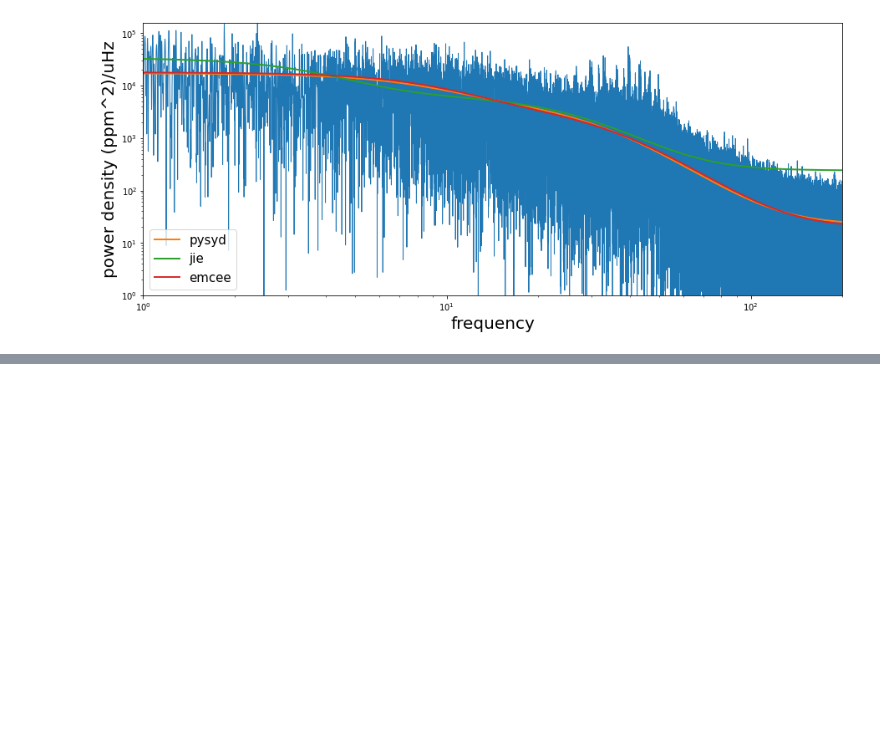
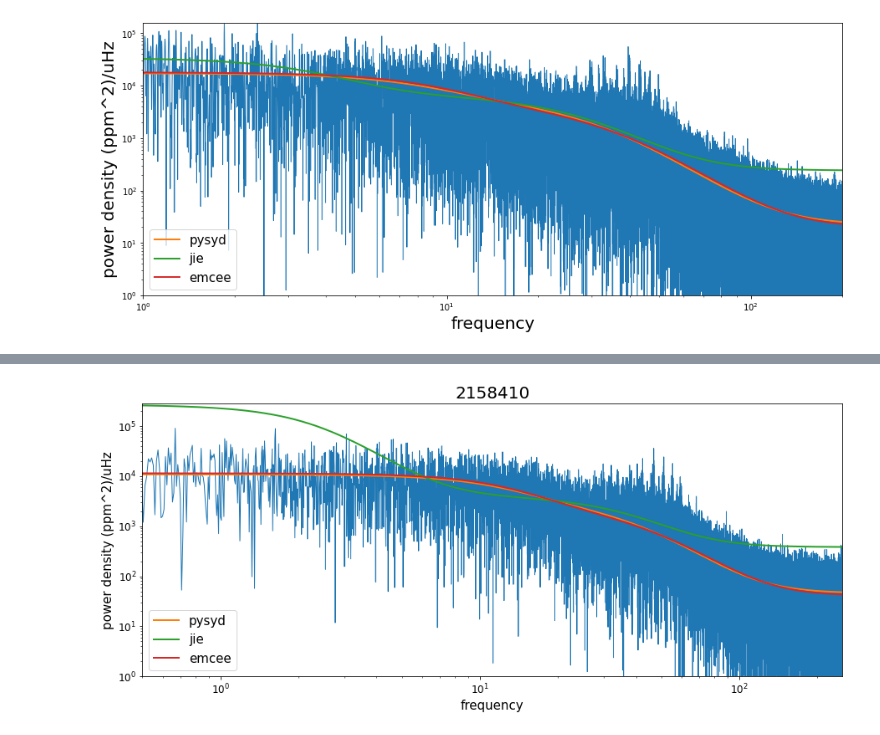
Before and after one commit to courtcraw/Notebooks, a Jupyter notebook: bg_comparisons.ipynb, the cells around one changed output, grey strips where cells are left out. Cells and saved outputs as stored; diff of their text form; code cells hidden in the pictures; blank space fills up the shorter version.

```diff
--- a/bg_comparisons.ipynb
+++ b/bg_comparisons.ipynb
@@ -220,4 +237,89 @@ from astropy.io import fits
 # %%
-lightcurve = fits.open('../data/kepseismic_LCs/KIC10068490_LC.fits')
-lightcurve.info()
+emcee_numax = []
+pysyd_numax = []
+jie_numax = []
+for i in range(0,len(emcee_list)):
+    star_name = str(emcee_list[i])
+    powerspec = pd.read_csv('../data/bgfitting_PSDs/KIC'+star_name+'_PS.csv')
+#     print(powerspec)
+
+    emcee = pd.read_csv('../data/emcee_fits/KIC'+star_name+'.csv',names=['param','value','error'])
+    print('emcee fit:\n',emcee)
+    emcee_numax.append(emcee['value'][6])
+
+    seis_file = open('../data/JieBGfits/'+star_name+'.seis','r') #2158410
+    seis_file_read = seis_file.readlines()
+    key_line = seis_file_read[9]
+    data_line = seis_file_read[10]
+#     print(data_line.split())
+    seis_file.close()
+    bg_params = data_line.split()
+    white = float(bg_params[-2])
+    a_list = []
+    b_list = []
+    for x in range(0,3):
+        a = float(bg_params[2*x+1])
+        b = float(bg_params[(2*x)+1+(2*3)])
+        a_list.append(a)
+        b_list.append(1/b)
+    jie_bg = np.append((np.concatenate((a_list,b_list))),white)
+#     print(a_list,b_list,white)
+    print('Jie fit (a,a,a,1/b,1/b,1/b):\n',jie_bg)
+    jie_numax.append(highmass_rc_newvals['numax'][highmass_rc_newvals['KIC']==float(star_name)].values[0])
+
+    pysyd_file = pd.read_csv('../pysyd-work/results/'+star_name+'/global_1.csv')
+    a1 = pysyd_file['value'][6]*pysyd_file['value'][7]**2*4*1e-6
+    b1 = pysyd_file['value'][6]*2*np.pi*1e-6
+    a2 = pysyd_file['value'][9]*pysyd_file['value'][10]**2*4*1e-6
+    b2 = pysyd_file['value'][9]*2*np.pi*1e-6
+    white = pysyd_file['value'][8]
+#     print(a1,1/b1,a2,1/b2,white)
+    pysyd_bg = [a1,1/b1,a2,1/b2,white]
+    print('pysyd fit (a,1/b,a,1/b,wn):\n',pysyd_bg)
+    pysyd_numax.append(pysyd_file['value'][0]) #could use 2 for the gaussian one
+
+    print('Pysyd numax:',pysyd_numax[i])
+    print('Jie numax:',jie_numax[i])
+    print('Emcee numax:',emcee_numax[i])
+
+    ########################## plot everything ##################################
+    plt.figure(figsize=(15,6))
+    plt.plot(powerspec['freq'],powerspec['power'])
+
+    pysydharvey = harvey_emcee(powerspec['freq'],pysyd_bg[0],pysyd_bg[1]) + \
+                                harvey_emcee(powerspec['freq'],pysyd_bg[2],pysyd_bg[3]) + pysyd_bg[-1]
+    plt.plot(powerspec['freq'],pysydharvey,label='pysyd',linewidth=2)
+
+    jieharvey = harvey_emcee(powerspec['freq'],jie_bg[0],jie_bg[3]) + \
+                    harvey_emcee(powerspec['freq'],jie_bg[1],jie_bg[4]) + \
+                    harvey_emcee(powerspec['freq'],jie_bg[2],jie_bg[5]) + jie_bg[6]
+#     for i in range(1,len(tau_list)):
+#         jieharvey = jieharvey + harvey_tau(powerspec['freq'],tau_list[i],sigma_list[i])
+#     jieharvey = jieharvey + float(bg_params[-2])
+    plt.plot(powerspec['freq'],jieharvey,label='jie',linewidth=2)
+
+    emcee_harvey = harvey_emcee(powerspec['freq'],emcee['value'][0],emcee['value'][1]) + \
+                    harvey_emcee(powerspec['freq'],emcee['value'][2],emcee['value'][3]) + \
+                    emcee['value'][4]
+    plt.plot(powerspec['freq'],emcee_harvey,label='emcee',linewidth=2)
+
+    # pysydharvey_old = harvey_emcee(powerspec['freq'],aa1,bb1) + harvey_emcee(powerspec['freq'],aa2,bb2)
+    # plt.plot(powerspec['freq'],pysydharvey_old*110.079,linestyle=':',label='pysyd_old')
+
+    # plt.xlim(0,100)
+    plt.xlim(0.5,250)
+    # plt.xlim(10,200)
+    # plt.xlim(20,80)
+    plt.ylim(bottom=1)
+    plt.title(star_name,fontsize=20)
+    plt.xscale('log')
+    plt.yscale('log')
+    plt.xlabel('frequency')
+    plt.ylabel('power density (ppm^2)/uHz')
+    plt.legend(loc='lower left',fontsize=15)
+    # plt.savefig('../bg_powerdensity')
+    plt.show()
+pysyd_numax = np.asarray(pysyd_numax)
+jie_numax = np.asarray(jie_numax)
+emcee_numax = np.asarray(emcee_numax)
 # %% [output]
@@ -228,0 +345 @@ No.    Name      Ver    Type      Cards   Dimensions   Format
+[figure, added]
```
Also changed, not shown: parts of 10 cells of this notebook, 1 other file.
